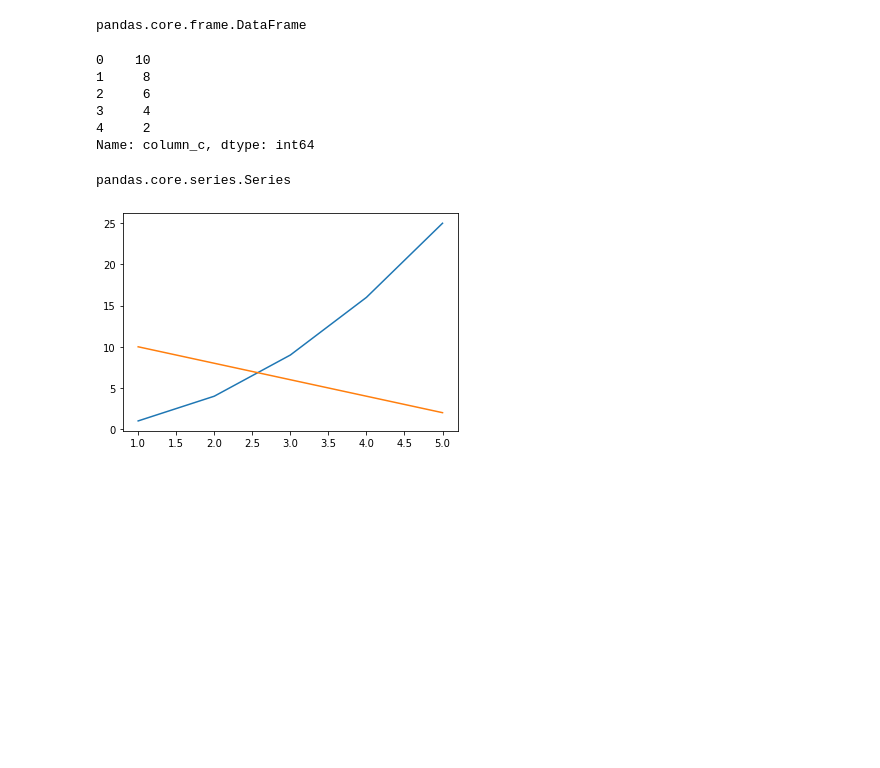
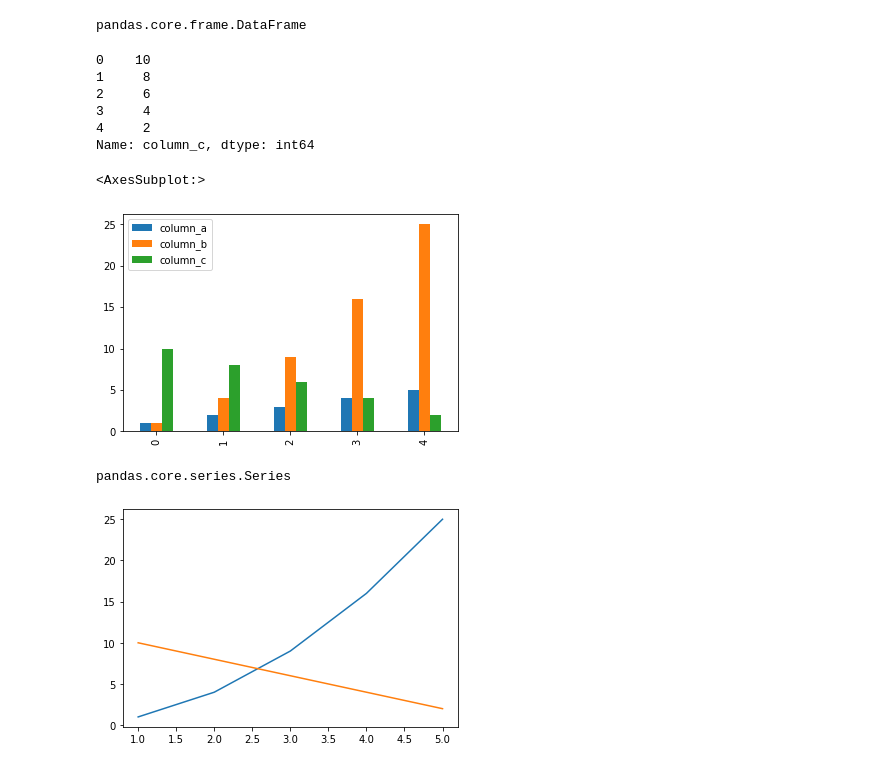
Before and after one commit to MuindiKelvin/Data-Visualization, a Jupyter notebook: Data Visualization.ipynb, the cells around one changed output. Cells and saved outputs as stored; diff of their text form; code cells hidden in the pictures; blank space fills up the shorter version.

```diff
--- a/Data Visualization.ipynb
+++ b/Data Visualization.ipynb
@@ -29,6 +29,11 @@ df.column_c
 3     4
 4     2
 Name: column_c, dtype: int64
+# %%
+df.plot.bar()
+# %% [output]
+<AxesSubplot:>
+[figure, added]
 # %%
 type(df.column_c)
 # %% [output]
```
Also changed, not shown: parts of 1 cell of this notebook.
